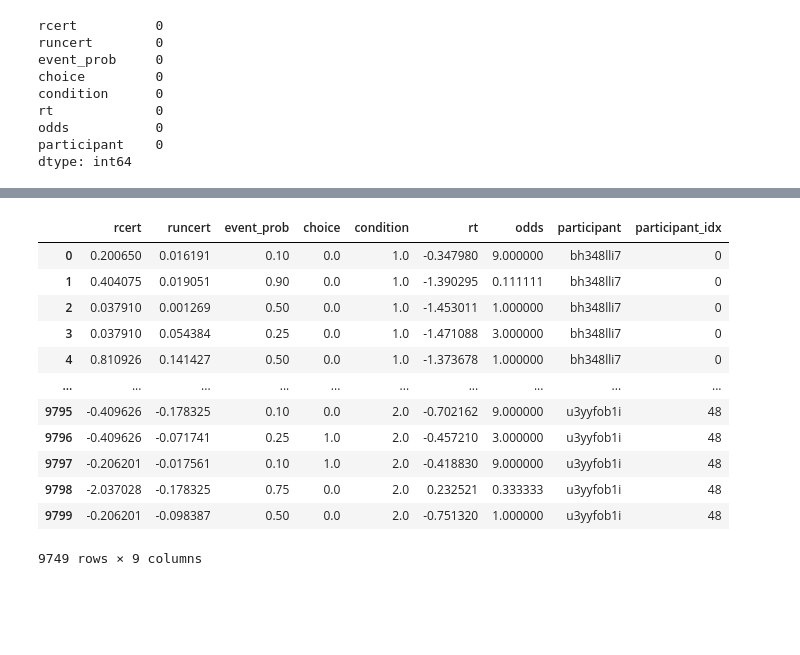
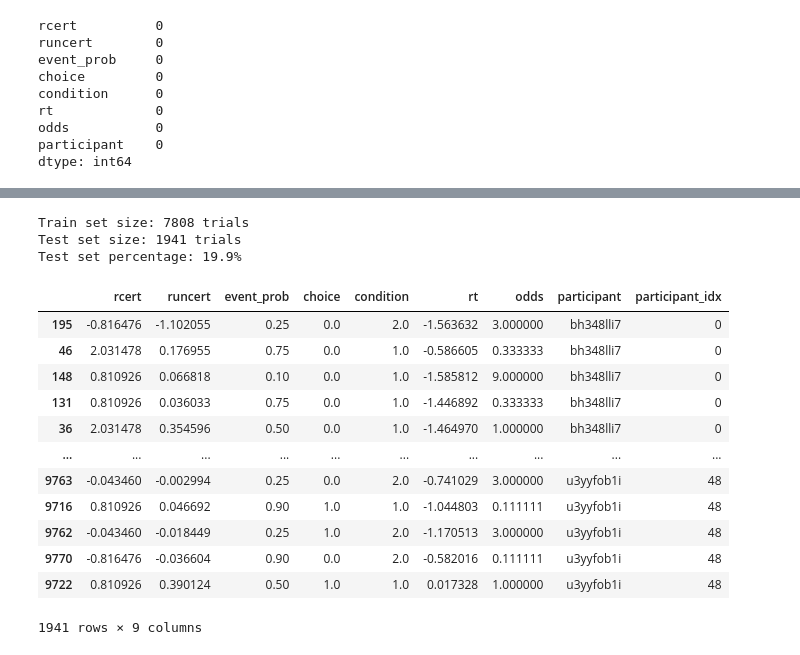
Before and after one commit to PrioteasaAndrei/comp-cogsci-delay-discounting, a Jupyter notebook: src/probabilistic_discounting.ipynb, the cells around one changed output, grey strips where cells are left out. Saved outputs shown, nothing was run; the diff lists cells and outputs as text; code cells hidden in the pictures; blank space fills up the shorter version.

```diff
--- a/src/probabilistic_discounting.ipynb
+++ b/src/probabilistic_discounting.ipynb
@@ -88,21 +89,40 @@ df
-# %%
-# Keep only the first participant
-# first_participant = participants[0]
-# df = df[df['participant'] == first_participant]
-
-# Display first row to verify
-df
-# %% [output]
-|  | rcert | runcert | event_prob | choice | condition | rt | odds | participant | participant_idx |
-| 0 | 0.200650 | 0.016191 | 0.10 | 0.0 | 1.0 | -0.347980 | 9.000000 | bh348lli7 | 0 |
-| 1 | 0.404075 | 0.019051 | 0.90 | 0.0 | 1.0 | -1.390295 | 0.111111 | bh348lli7 | 0 |
-| 2 | 0.037910 | 0.001269 | 0.50 | 0.0 | 1.0 | -1.453011 | 1.000000 | bh348lli7 | 0 |
-| 3 | 0.037910 | 0.054384 | 0.25 | 0.0 | 1.0 | -1.471088 | 3.000000 | bh348lli7 | 0 |
-| 4 | 0.810926 | 0.141427 | 0.50 | 0.0 | 1.0 | -1.373678 | 1.000000 | bh348lli7 | 0 |
-| ... | ... | ... | ... | ... | ... | ... | ... | ... | ... |
-| 9795 | -0.409626 | -0.178325 | 0.10 | 0.0 | 2.0 | -0.702162 | 9.000000 | u3yyfob1i | 48 |
-| 9796 | -0.409626 | -0.071741 | 0.25 | 1.0 | 2.0 | -0.457210 | 3.000000 | u3yyfob1i | 48 |
-| 9797 | -0.206201 | -0.017561 | 0.10 | 1.0 | 2.0 | -0.418830 | 9.000000 | u3yyfob1i | 48 |
-| 9798 | -2.037028 | -0.178325 | 0.75 | 0.0 | 2.0 | 0.232521 | 0.333333 | u3yyfob1i | 48 |
-| 9799 | -0.206201 | -0.098387 | 0.50 | 0.0 | 2.0 | -0.751320 | 1.000000 | u3yyfob1i | 48 |
-9749 rows × 9 columns
+# %%
+# Create train/test split by dropping 20% of trials per participant
+test_indices = []
+
+for participant in df['participant'].unique():
+    participant_data = df[df['participant'] == participant]
+    n_trials = len(participant_data)
+    n_test = int(0.2 * n_trials)  # 20% of trials
+
+    # Randomly sample indices for test set
+    participant_test_indices = participant_data.sample(n=n_test).index
+    test_indices.extend(participant_test_indices)
+
+# Create train and test dataframes
+df_test = df.loc[test_indices].copy()
+df_train = df.drop(test_indices).copy()
+
+print(f"Train set size: {len(df_train)} trials")
+print(f"Test set size: {len(df_test)} trials")
+print(f"Test set percentage: {(len(df_test) / len(df)) * 100:.1f}%")
+# %% [output]
+Train set size: 7808 trials
+Test set size: 1941 trials
+Test set percentage: 19.9%
+# %%
+df_test
+# %% [output]
+|  | rcert | runcert | event_prob | choice | condition | rt | odds | participant | participant_idx |
+| 195 | -0.816476 | -1.102055 | 0.25 | 0.0 | 2.0 | -1.563632 | 3.000000 | bh348lli7 | 0 |
+| 46 | 2.031478 | 0.176955 | 0.75 | 0.0 | 1.0 | -0.586605 | 0.333333 | bh348lli7 | 0 |
+| 148 | 0.810926 | 0.066818 | 0.10 | 0.0 | 1.0 | -1.585812 | 9.000000 | bh348lli7 | 0 |
+| 131 | 0.810926 | 0.036033 | 0.75 | 0.0 | 1.0 | -1.446892 | 0.333333 | bh348lli7 | 0 |
+| 36 | 2.031478 | 0.354596 | 0.50 | 0.0 | 1.0 | -1.464970 | 1.000000 | bh348lli7 | 0 |
+| ... | ... | ... | ... | ... | ... | ... | ... | ... | ... |
+| 9763 | -0.043460 | -0.002994 | 0.25 | 0.0 | 2.0 | -0.741029 | 3.000000 | u3yyfob1i | 48 |
+| 9716 | 0.810926 | 0.046692 | 0.90 | 1.0 | 1.0 | -1.044803 | 0.111111 | u3yyfob1i | 48 |
+| 9762 | -0.043460 | -0.018449 | 0.25 | 1.0 | 2.0 | -1.170513 | 3.000000 | u3yyfob1i | 48 |
+| 9770 | -0.816476 | -0.036604 | 0.90 | 0.0 | 2.0 | -0.582016 | 0.111111 | u3yyfob1i | 48 |
+| 9722 | 0.810926 | 0.390124 | 0.50 | 1.0 | 1.0 | 0.017328 | 1.000000 | u3yyfob1i | 48 |
+1941 rows × 9 columns
```
Also changed, not shown: parts of 14 cells of this notebook.
